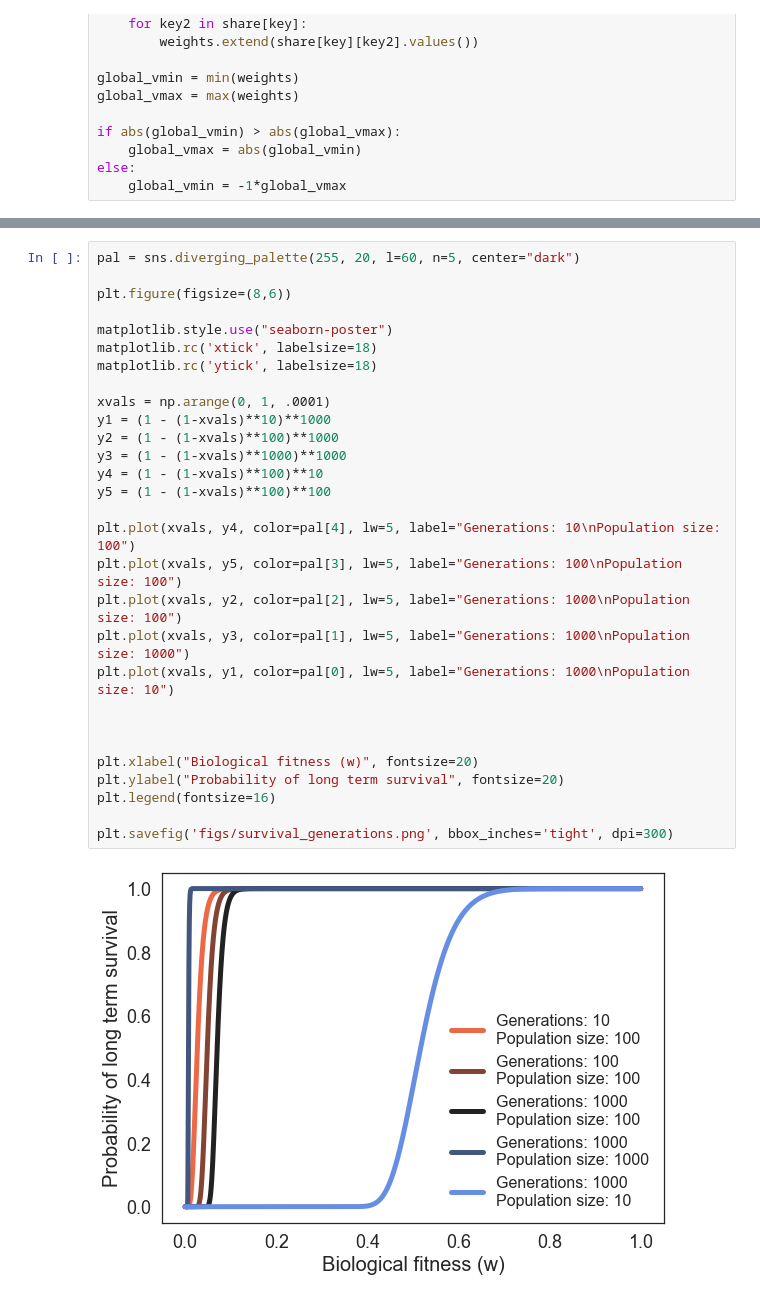
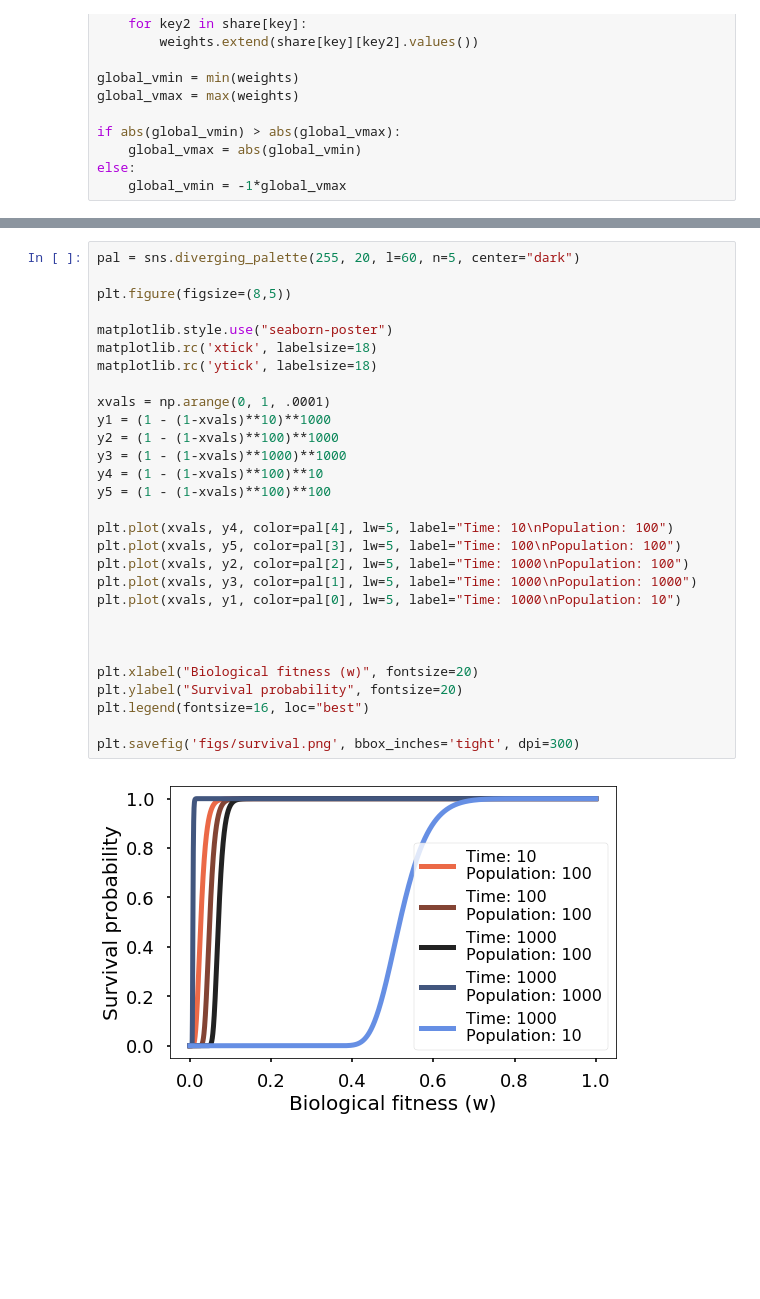
Before and after one commit to emilydolson/ecology_of_evolutionary_computation, a Jupyter notebook: Selection_Scheme_Communities.ipynb, the cells around one changed output, grey strips where cells are left out. Drawn from its saved outputs; the diff is of its cells as text; blank space fills up the shorter version.

Commit message:
Fix weird background color

```diff
--- a/Selection_Scheme_Communities.ipynb
+++ b/Selection_Scheme_Communities.ipynb
@@ -338,34 +326,34 @@ sns.palplot(sns.diverging_palette(255, 20, l=60, n=5, center="dark"))
 # %%
 pal = sns.diverging_palette(255, 20, l=60, n=5, center="dark")
 
-plt.figure(figsize=(8,6))
+plt.figure(figsize=(8,5))
 
 matplotlib.style.use("seaborn-poster")
 matplotlib.rc('xtick', labelsize=18)
 matplotlib.rc('ytick', labelsize=18)
 
 xvals = np.arange(0, 1, .0001)
 y1 = (1 - (1-xvals)**10)**1000
 y2 = (1 - (1-xvals)**100)**1000
 y3 = (1 - (1-xvals)**1000)**1000
 y4 = (1 - (1-xvals)**100)**10
 y5 = (1 - (1-xvals)**100)**100
 
-plt.plot(xvals, y4, color=pal[4], lw=5, label="Generations: 10\nPopulation size: 100")
-plt.plot(xvals, y5, color=pal[3], lw=5, label="Generations: 100\nPopulation size: 100")
-plt.plot(xvals, y2, color=pal[2], lw=5, label="Generations: 1000\nPopulation size: 100")
-plt.plot(xvals, y3, color=pal[1], lw=5, label="Generations: 1000\nPopulation size: 1000")
-plt.plot(xvals, y1, color=pal[0], lw=5, label="Generations: 1000\nPopulation size: 10")
+plt.plot(xvals, y4, color=pal[4], lw=5, label="Time: 10\nPopulation: 100")
+plt.plot(xvals, y5, color=pal[3], lw=5, label="Time: 100\nPopulation: 100")
+plt.plot(xvals, y2, color=pal[2], lw=5, label="Time: 1000\nPopulation: 100")
+plt.plot(xvals, y3, color=pal[1], lw=5, label="Time: 1000\nPopulation: 1000")
+plt.plot(xvals, y1, color=pal[0], lw=5, label="Time: 1000\nPopulation: 10")
 
 
 
 plt.xlabel("Biological fitness (w)", fontsize=20)
-plt.ylabel("Probability of long term survival", fontsize=20)
-plt.legend(fontsize=16)
+plt.ylabel("Survival probability", fontsize=20)
+plt.legend(fontsize=16, loc="best")
 
-plt.savefig('figs/survival_generations.png', bbox_inches='tight', dpi=300)
+plt.savefig('figs/survival.png', bbox_inches='tight', dpi=300)
 # %% [output]
-[figure, old version]
+[figure, new version]
 # %%
 plt.figure(figsize=(8,6))
 matplotlib.style.use("seaborn-poster")
```
Also changed, not shown: parts of 11 cells of this notebook, 1 other file.
